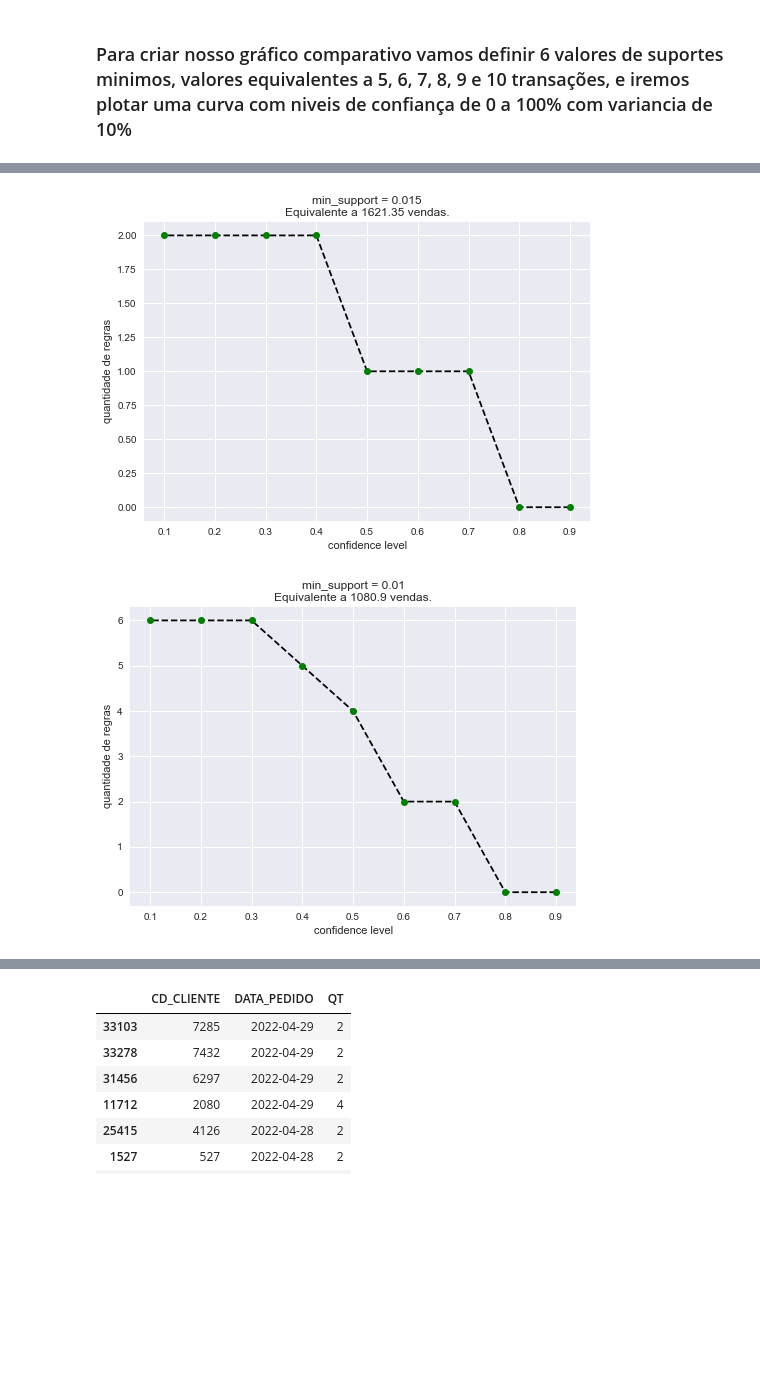
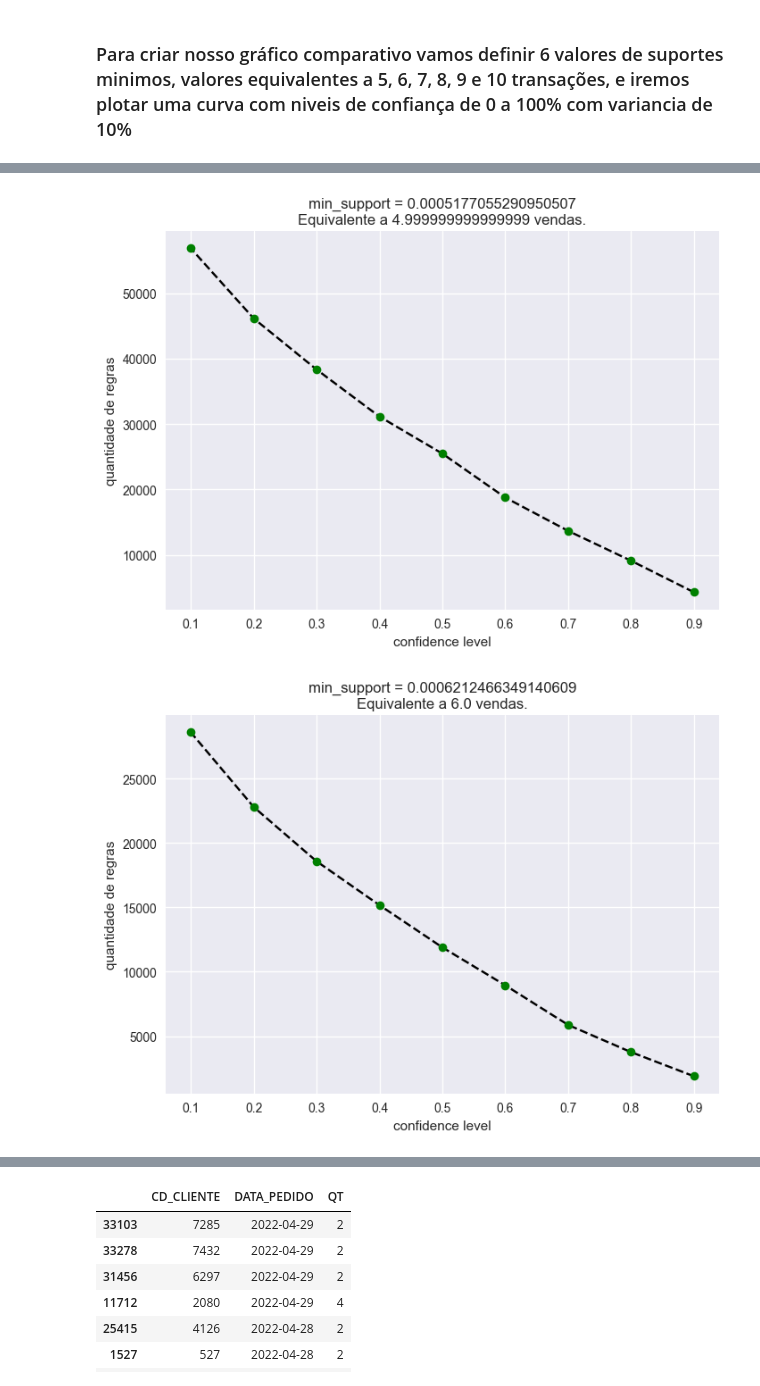
Before and after one commit to Rafael-T-Santos/TERA-Recomendacao, a Jupyter notebook: Projeto_principal.ipynb, the cells around one changed output, grey strips where cells are left out. Cells and saved outputs as stored; diff of their text form; code cells hidden in the pictures; blank space fills up the shorter version.

```diff
--- a/Projeto_principal.ipynb
+++ b/Projeto_principal.ipynb
@@ -297,10 +296,12 @@ def compare_association_rules(data, algorythm, min_supports, parameter, min_thre
 # %% [markdown]
 ### Para criar nosso gráfico comparativo vamos definir 6 valores de suportes minimos, valores equivalentes a 5, 6, 7, 8, 9 e 10 transações, e iremos plotar uma curva com niveis de confiança de 0 a 100% com variancia de 10%
 # %%
-qt_transact = 50
-calc_support = qt_transact / len(df.index)
-print(calc_support)
-min_supports = [0.005, 0.001, 0.0008, calc_support]
+min_supports = []
+qt_transact = [5,6,7,8,9,10]
+for valor in qt_transact:
+    calc_support = valor / len(df.index)
+    min_supports.append(calc_support)
+
 min_threshold = [0.9,0.8,0.7,0.6,0.5,0.4,0.3,0.2,0.1]
 
-teste = compare_association_rules(df, fpgrowth, min_supports, 'confidence', min_threshold, 2)
+compare_association_rules(df, fpgrowth, min_supports, 'confidence', min_threshold, 2)
@@ -356,5 +411,5 @@ SyntaxError: EOL while scanning string literal (Temp/ipykernel_8860/1787554649.p
 # %%
-compare_association_rules(df, fpgrowth, [0.015,0.010,0.005], 'confidence', [0.9,0.8,0.7,0.6,0.5,0.4,0.3,0.2,0.1], 1 )
+compare_association_rules(df, fpgrowth, min_supports, 'confidence', min_threshold, 1)
 # %% [output]
-[figure, old version]
+[figure, new version]
-[figure, old version]
+[figure, new version]
```
Also changed, not shown: parts of 59 cells of this notebook, 1 other file.
